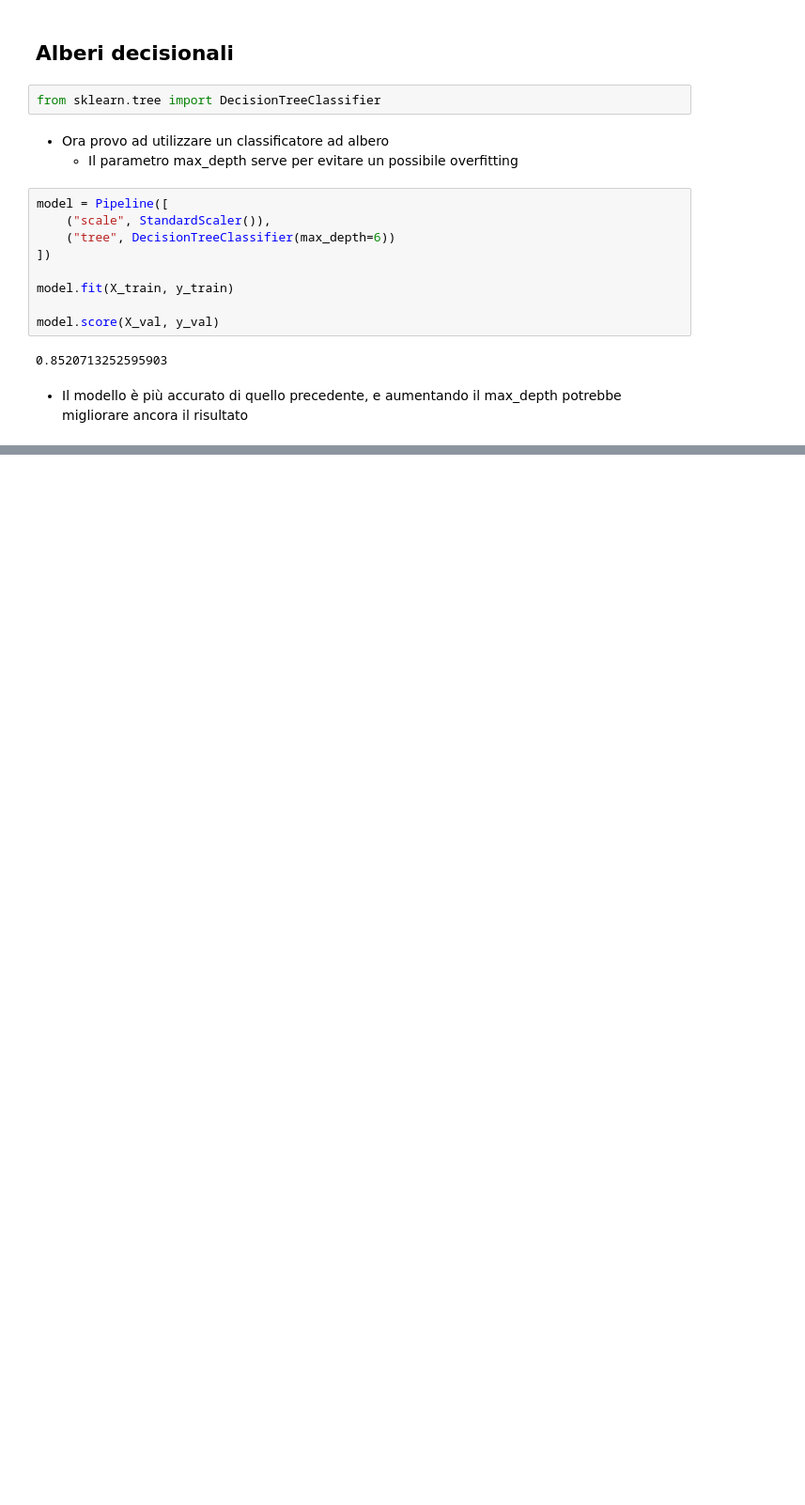
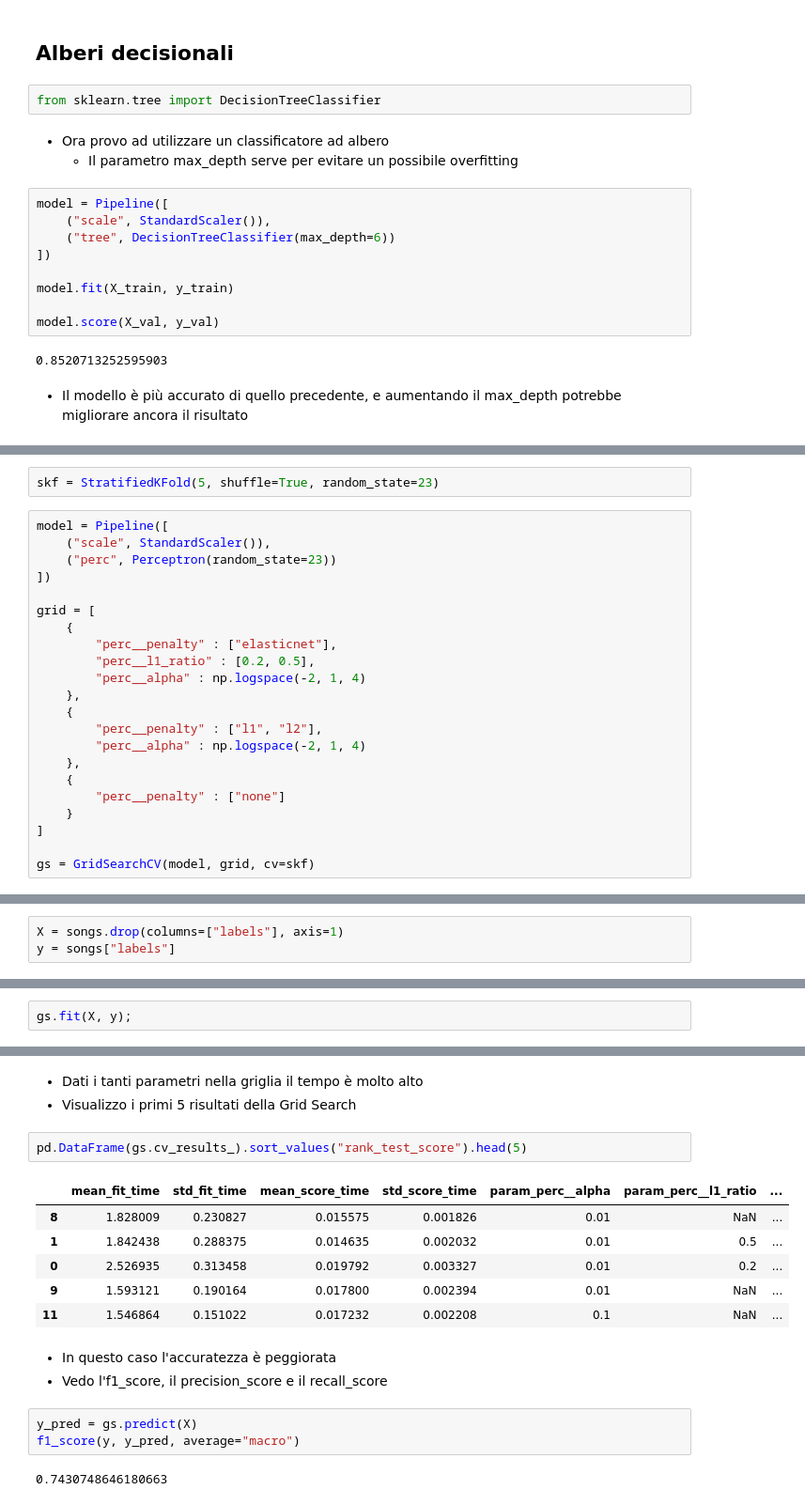
Before and after one commit to Corstor/DataIntensive_Progetto, a Jupyter notebook: progetto.ipynb, the cells around one changed output, grey strips where cells are left out. Shown at 94% size. Saved outputs shown, nothing was run; the diff lists cells and outputs as text; blank space fills up the shorter version.

```diff
--- a/progetto.ipynb
+++ b/progetto.ipynb
@@ -250,0 +328,24 @@ model.score(X_val, y_val)
+# %%
+skf = StratifiedKFold(5, shuffle=True, random_state=23)
+# %%
+model = Pipeline([
+    ("scale", StandardScaler()),
+    ("perc", Perceptron(random_state=23))
+])
+
+grid = [
+    {
+        "perc__penalty" : ["elasticnet"],
+        "perc__l1_ratio" : [0.2, 0.5],
+        "perc__alpha" : np.logspace(-2, 1, 4)
+    },
+    {
+        "perc__penalty" : ["l1", "l2"],
+        "perc__alpha" : np.logspace(-2, 1, 4)
+    },
+    {
+        "perc__penalty" : ["none"]
+    }
+]
+
+gs = GridSearchCV(model, grid, cv=skf)
@@ -250,0 +356,3 @@ model.score(X_val, y_val)
+# %%
+X = songs.drop(columns=["labels"], axis=1)
+y = songs["labels"]
@@ -250,0 +361,2 @@ model.score(X_val, y_val)
+# %%
+gs.fit(X, y);
@@ -250,0 +390,20 @@ model.score(X_val, y_val)
+# %% [markdown]
+- Dati i tanti parametri nella griglia il tempo è molto alto
+- Visualizzo i primi 5 risultati della Grid Search
+# %%
+pd.DataFrame(gs.cv_results_).sort_values("rank_test_score").head(5)
+# %% [output]
+|  | mean_fit_time | std_fit_time | mean_score_time | std_score_time | param_perc__alpha | param_perc__l1_ratio | ... |
+| 8 | 1.828009 | 0.230827 | 0.015575 | 0.001826 | 0.01 | NaN | ... |
+| 1 | 1.842438 | 0.288375 | 0.014635 | 0.002032 | 0.01 | 0.5 | ... |
+| 0 | 2.526935 | 0.313458 | 0.019792 | 0.003327 | 0.01 | 0.2 | ... |
+| 9 | 1.593121 | 0.190164 | 0.017800 | 0.002394 | 0.01 | NaN | ... |
+| 11 | 1.546864 | 0.151022 | 0.017232 | 0.002208 | 0.1 | NaN | ... |
+# %% [markdown]
+- In questo caso l'accuratezza è peggiorata
+- Vedo l'f1_score, il precision_score e il recall_score
+# %%
+y_pred = gs.predict(X)
+f1_score(y, y_pred, average="macro")
+# %% [output]
+0.7430748646180663
```
Also changed, not shown: parts of 37 cells of this notebook.
